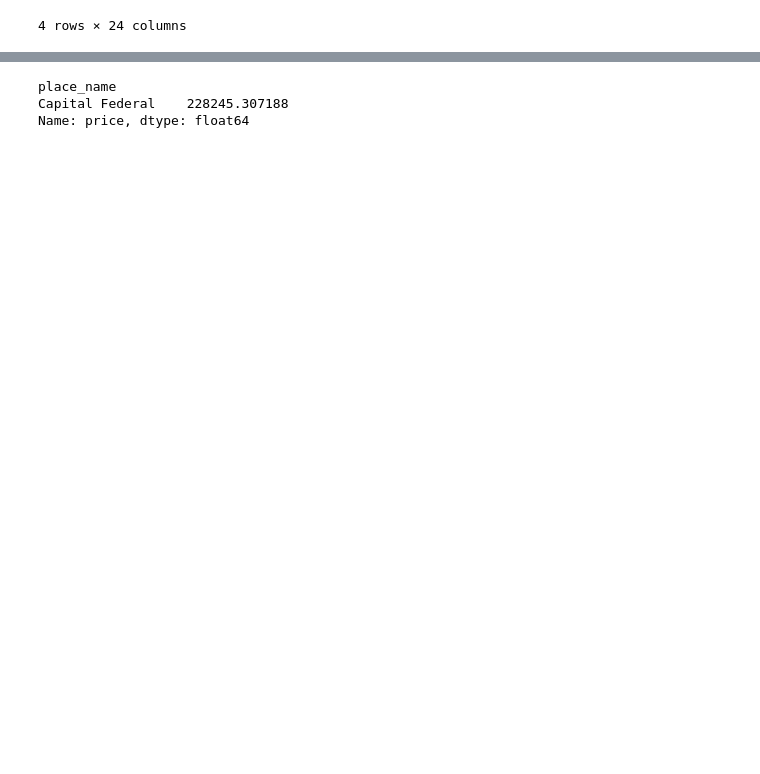
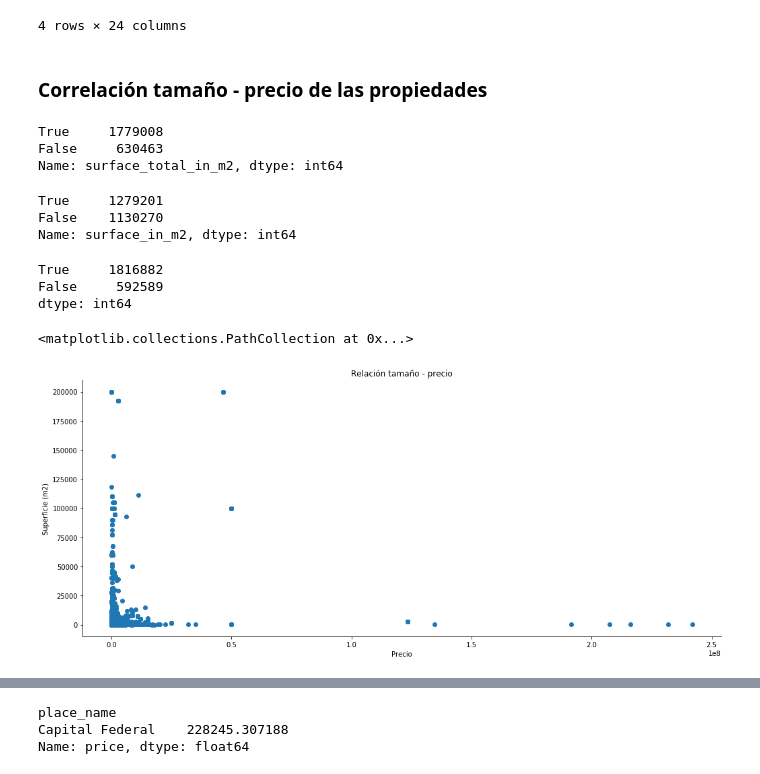
Before and after one commit to lucaslavandeira/7506-tp, a Jupyter notebook: analisis_exploratorio.ipynb, the cells around one changed output, grey strips where cells are left out. Drawn from its saved outputs; the diff is of its cells as text; code cells hidden in the pictures; blank space fills up the shorter version.

Commit message:
delirio de gráficos superficie-precio

```diff
--- a/analisis_exploratorio.ipynb
+++ b/analisis_exploratorio.ipynb
@@ -291,3 +271,50 @@ df.loc[df['barrio'] == 'Distrito de las Artes']
 4 rows × 24 columns
 # %%
 df_deptos_caros_capital = df.dropna(subset=['lat', 'lon'], how='any').loc[(df.property_type.str.contains('apartment'))&(df.place_name == 'Capital Federal')].sort_values('price_per_m2',ascending=False).head(100)
+# %% [markdown]
+### Correlación tamaño - precio de las propiedades
+# %%
+df.surface_total_in_m2.isnull().value_counts()
+# %% [output]
+True     1779008
+False     630463
+Name: surface_total_in_m2, dtype: int64
+# %%
+df.surface_in_m2.isnull().value_counts()
+# %% [output]
+True     1279201
+False    1130270
+Name: surface_in_m2, dtype: int64
+# %%
+def surface(x):
+    if x.surface_total_in_m2:
+        return x.surface_total_in_m2
+
+    if x.surface_in_m2:
+        return x.surface_in_m2
+
+    if x.surface_covered_in_m2:
+        return x.surface_covered_in_m2
+
+    return 0
+
+sf = df.apply(surface, axis=1)
+sf.isnull().value_counts()
+# %% [output]
+True     1816882
+False     592589
+dtype: int64
+# %%
+x = df.price
+y = df.surface_total_in_m2
+
+fig, ax = plt.subplots(figsize=(17, 7))
+ax.spines['top'].set_visible(False)
+ax.spines['right'].set_visible(False)
+ax.set_title(u'Relación tamaño - precio')
+ax.set_ylabel(u'Superficie (m2)')
+ax.set_xlabel('Precio')
+ax.scatter(x,y)
+# %% [output]
+<matplotlib.collections.PathCollection at 0x...>
+[figure, added]
```
Also changed, not shown: parts of 4 cells of this notebook.
